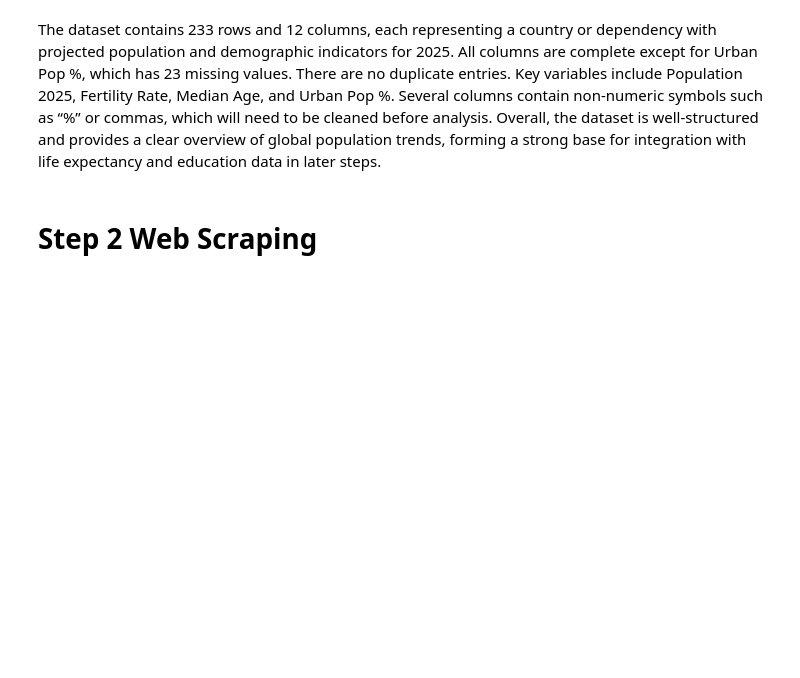
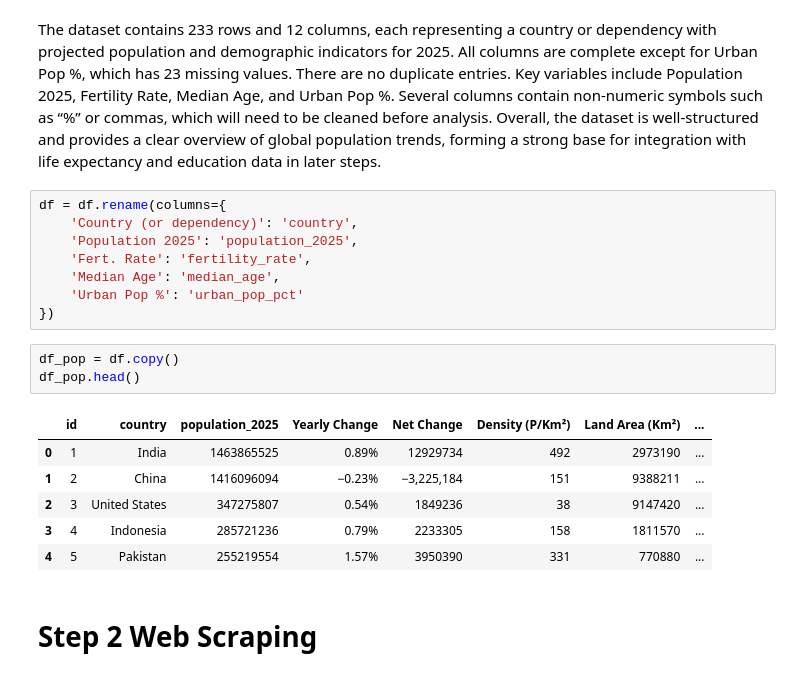
Before and after one commit to Maurice912/DATA_preprocessing_project, a Jupyter notebook: notebooks/Data.ipynb, the cells around one changed output. Saved outputs shown, nothing was run; the diff lists cells and outputs as text; blank space fills up the shorter version.

```diff
--- a/notebooks/Data.ipynb
+++ b/notebooks/Data.ipynb
@@ -100,6 +100,24 @@ Non-numeric columns:
 **Exploration Summary**
 # %% [markdown]
 The dataset contains 233 rows and 12 columns, each representing a country or dependency with projected population and demographic indicators for 2025. All columns are complete except for Urban Pop %, which has 23 missing values. There are no duplicate entries. Key variables include Population 2025, Fertility Rate, Median Age, and Urban Pop %. Several columns contain non-numeric symbols such as “%” or commas, which will need to be cleaned before analysis. Overall, the dataset is well-structured and provides a clear overview of global population trends, forming a strong base for integration with life expectancy and education data in later steps.
+# %%
+df = df.rename(columns={
+    'Country (or dependency)': 'country',
+    'Population 2025': 'population_2025',
+    'Fert. Rate': 'fertility_rate',
+    'Median Age': 'median_age',
+    'Urban Pop %': 'urban_pop_pct'
+})
+# %%
+df_pop = df.copy()
+df_pop.head()
+# %% [output]
+|  | id | country | population_2025 | Yearly Change | Net Change | Density (P/Km²) | Land Area (Km²) | ... |
+| 0 | 1 | India | 1463865525 | 0.89% | 12929734 | 492 | 2973190 | ... |
+| 1 | 2 | China | 1416096094 | −0.23% | −3,225,184 | 151 | 9388211 | ... |
+| 2 | 3 | United States | 347275807 | 0.54% | 1849236 | 38 | 9147420 | ... |
+| 3 | 4 | Indonesia | 285721236 | 0.79% | 2233305 | 158 | 1811570 | ... |
+| 4 | 5 | Pakistan | 255219554 | 1.57% | 3950390 | 331 | 770880 | ... |
 # %% [markdown]
 # Step 2 Web Scraping
 # %%
```
Also changed, not shown: parts of 19 cells of this notebook.
